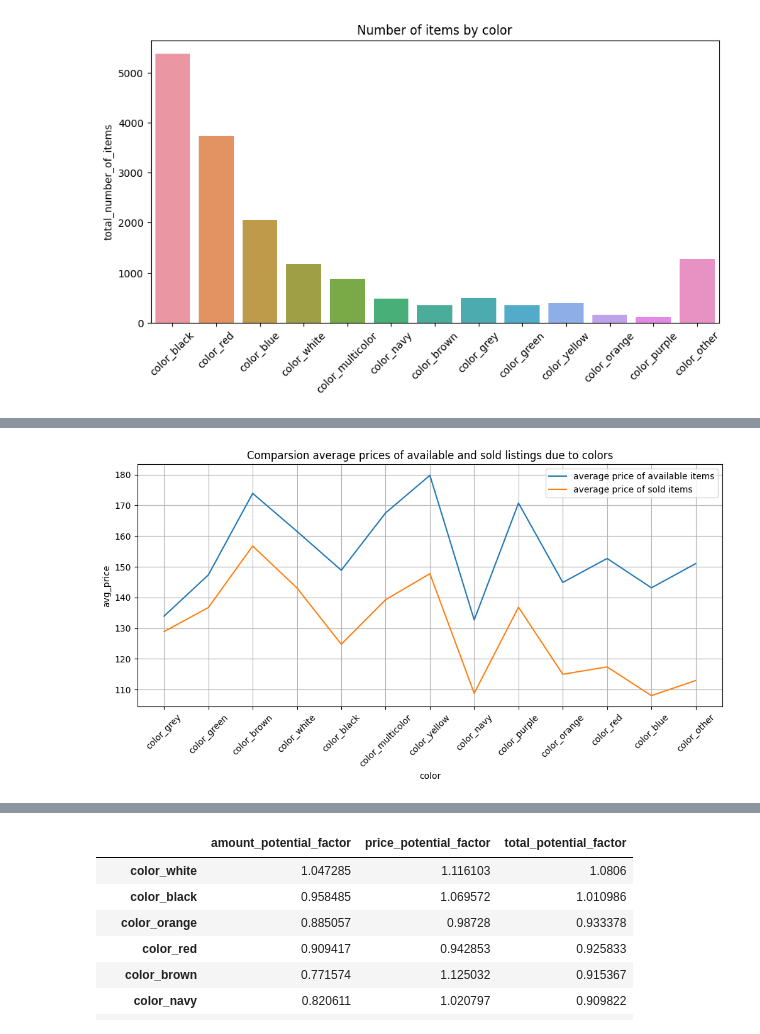
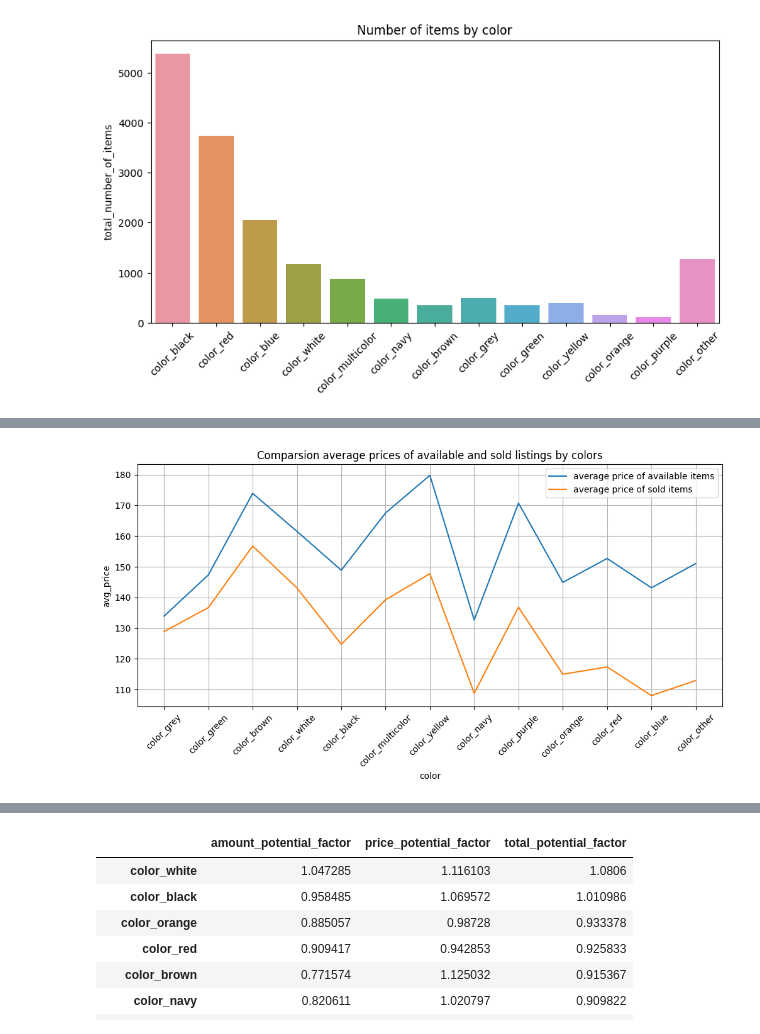
Before and after one commit to kgudalewski/grailed_sales_analysis, a Jupyter notebook: Grailed_data_initial_analysis.ipynb, the cells around one changed output, grey strips where cells are left out. Cells and saved outputs as stored; diff of their text form; code cells hidden in the pictures.

```diff
--- a/Grailed_data_initial_analysis.ipynb
+++ b/Grailed_data_initial_analysis.ipynb
@@ -374,35 +430,35 @@ for category in categories:
   factor1 = df.groupby(by=category).price.mean()[1] / df.groupby(by=category).price.mean()[0]
   factor2 = df.groupby(by=category).sold_price.mean()[1] / df.groupby(by=category).sold_price.mean()[0]
   avg_price = round(df.groupby(by=category).price.mean()[1], 2)
   avg_sold_price = round(df.groupby(by=category).sold_price.mean()[1], 2)
   df1.loc[len(df1),:] = [category, avg_price, avg_sold_price, factor1, factor2]
 
 #current_listings_factor tells how actually expensive is color due to the rest of colors
 #sold_listings_factor tells how expensive color sells due to the rest of colors
 
 df1["overprice_factor"] = df1["current_listings_factor"] / df1["sold_listings_factor"]
 
 #overprice_factor tells how much color is overpriced based on relation between sold and current listings (if there's high average price for color in current listings and low in sold listings,color is actually overpriced)
 
 df1["price_potential_factor"] = df1["sold_listings_factor"] / df1["current_listings_factor"]
 
 #price_potential_factor tells how much potential has color got based on relation between sold and current listings (if there's low average price for color in current listings and high in sold listings,color is actually with price increase potential)
 
 df1 = df1.sort_values(by = "price_potential_factor",ascending = False).reset_index(drop=True)
 df1.set_index("color",inplace=True)
 
 plt.figure(figsize=(12,5))
 sns.lineplot(data=df1, x=df1.index,y="avg_price",label="average price of available items")
 sns.lineplot(data = df1,x=df1.index,y="avg_sold_price",label="average price of sold items")
-plt.title("Comparsion average prices of available and sold listings due to colors")
+plt.title("Comparsion average prices of available and sold listings by colors")
 plt.xticks(rotation=45)
 plt.grid()
 plt.legend()
 plt.show()
 
 display(df1)
 # %% [output]
-[figure, old version]
+[figure, new version]
 |  | avg_price | avg_sold_price | current_listings_factor | sold_listings_factor | overprice_factor | ... |
 | color |  |  |  |  |  | ... |
 | color_grey | 133.92 | 128.89 | 0.888304 | 1.070127 | 0.830092 | ... |
```
Also changed, not shown: parts of 9 cells of this notebook.
